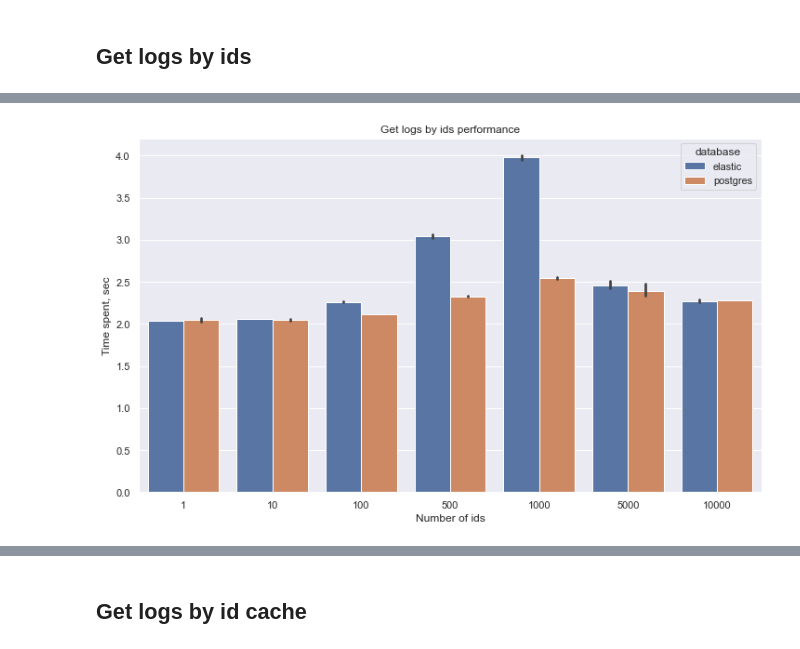
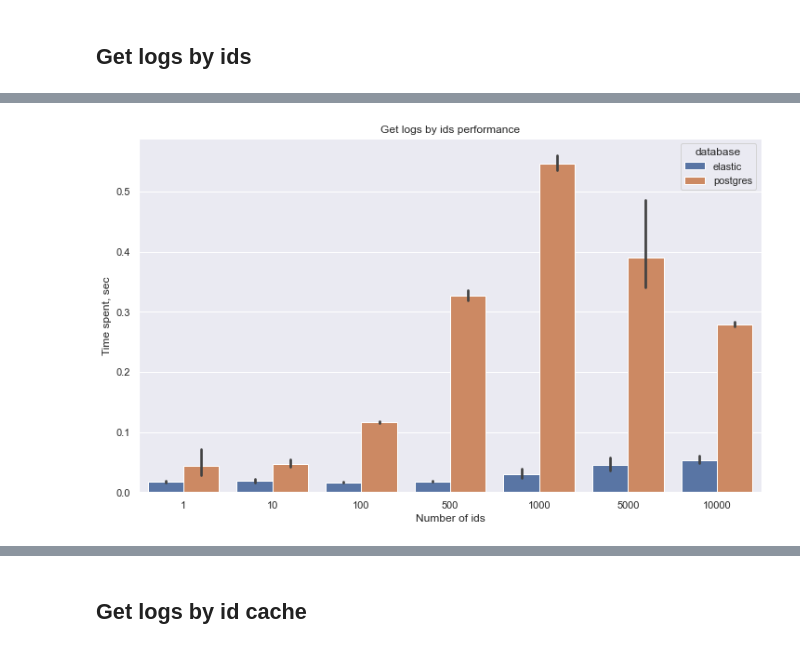
Before and after one commit to reportportal/es-logs-service, a Jupyter notebook: notebooks/performance_visualization.ipynb, the cells around one changed output, grey strips where cells are left out. Cells and saved outputs as stored; diff of their text form; code cells hidden in the pictures.

```diff
--- a/notebooks/performance_visualization.ipynb
+++ b/notebooks/performance_visualization.ipynb
@@ -109,9 +118,9 @@ get_logs_df = pd.concat([es_get_logs, pg_get_logs], ignore_index=True)
 # %%
 plt.figure(figsize=(12, 7))
 plt.title("Get logs by ids performance")
-sns.barplot(x="ids_size", y="time_spent", hue="database", data=get_logs_df)
+sns.barplot(x="ids_size", y=get_logs_df["time_spent"] - 2, hue="database", data=get_logs_df)
 plt.xlabel("Number of ids")
 plt.ylabel("Time spent, sec")
 plt.show()
 # %% [output]
-[figure, old version]
+[figure, new version]
```
Also changed, not shown: parts of 13 cells of this notebook.
